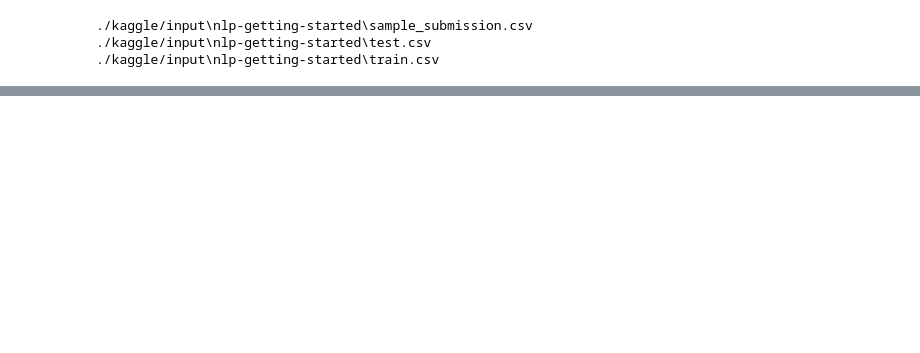
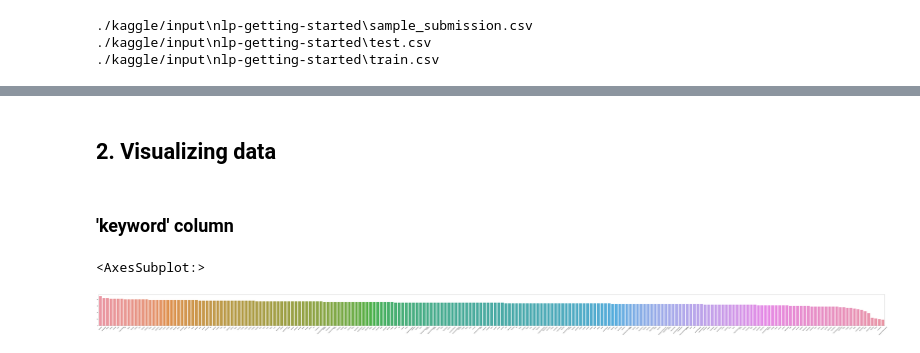
Before and after one commit to tonytrieu/DesasterTweets, a Jupyter notebook: desaster-tweet-eda.ipynb, the cells around one changed output, grey strips where cells are left out. Drawn from its saved outputs; the diff is of its cells as text; code cells hidden in the pictures; blank space fills up the shorter version.

Commit message:
EDA started

```diff
--- a/desaster-tweet-eda.ipynb
+++ b/desaster-tweet-eda.ipynb
@@ -1,21 +7,27 @@
 # %%
-# This Python 3 environment comes with many helpful analytics libraries installed
-# It is defined by the kaggle/python Docker image: https://github.com/kaggle/docker-python
-# For example, here's several helpful packages to load
-
 import numpy as np # linear algebra
 import pandas as pd # data processing, CSV file I/O (e.g. pd.read_csv)
+%matplotlib inline
+import matplotlib.pyplot as plt # plotting data
+import seaborn as sns
+pd.set_option('display.max_columns', None)
+
+import re # used for text cleaning before word cloud generation
+from wordcloud import WordCloud, STOPWORDS # create wordclouds
+
+
 
 # Input data files are available in the read-only "../input/" directory
 # For example, running this (by clicking run or pressing Shift+Enter) will list all files under the input directory
 
 import os
-for dirname, _, filenames in os.walk("./kaggle/input"):
+for dirname, _, filenames in os.walk('./kaggle/input'):
     for filename in filenames:
         print(os.path.join(dirname, filename))
 
-# You can write up to 20GB to the current directory (/kaggle/working/) that gets preserved as output when you create a version using "Save & Run All"
-# You can also write temporary files to /kaggle/temp/, but they won't be saved outside of the current session
+#Loading train and test_data
+data_train = pd.read_csv('./kaggle/input/nlp-getting-started/train.csv')
+data_test = pd.read_csv('./kaggle/input/nlp-getting-started/test.csv')
 # %% [output]
 ./kaggle/input\nlp-getting-started\sample_submission.csv
 ./kaggle/input\nlp-getting-started\test.csv
@@ -22,0 +74,15 @@ for dirname, _, filenames in os.walk("./kaggle/input"):
+# %% [markdown]
+## 2. Visualizing data
+# %% [markdown]
+### 'keyword' column
+# %%
+# counting occurences of each keyword
+counts = data_train['keyword'].value_counts(dropna=False)
+
+# Plotting counts
+plt.figure(figsize=(150,6))
+plt.xticks(rotation=45)
+sns.barplot(x=counts.index, y=counts.values)
+# %% [output]
+<AxesSubplot:>
+[figure, added]
```
Also changed, not shown: parts of 15 cells of this notebook, 1 other file.
